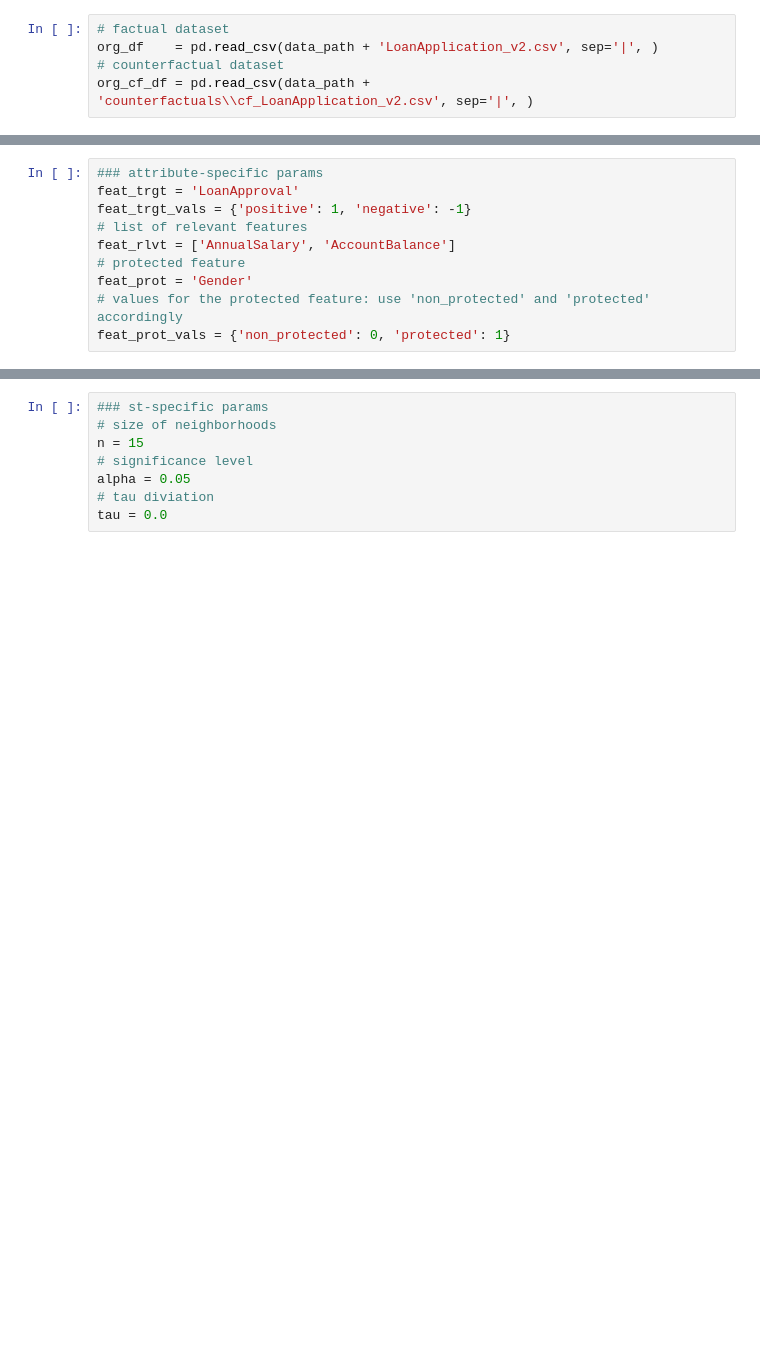
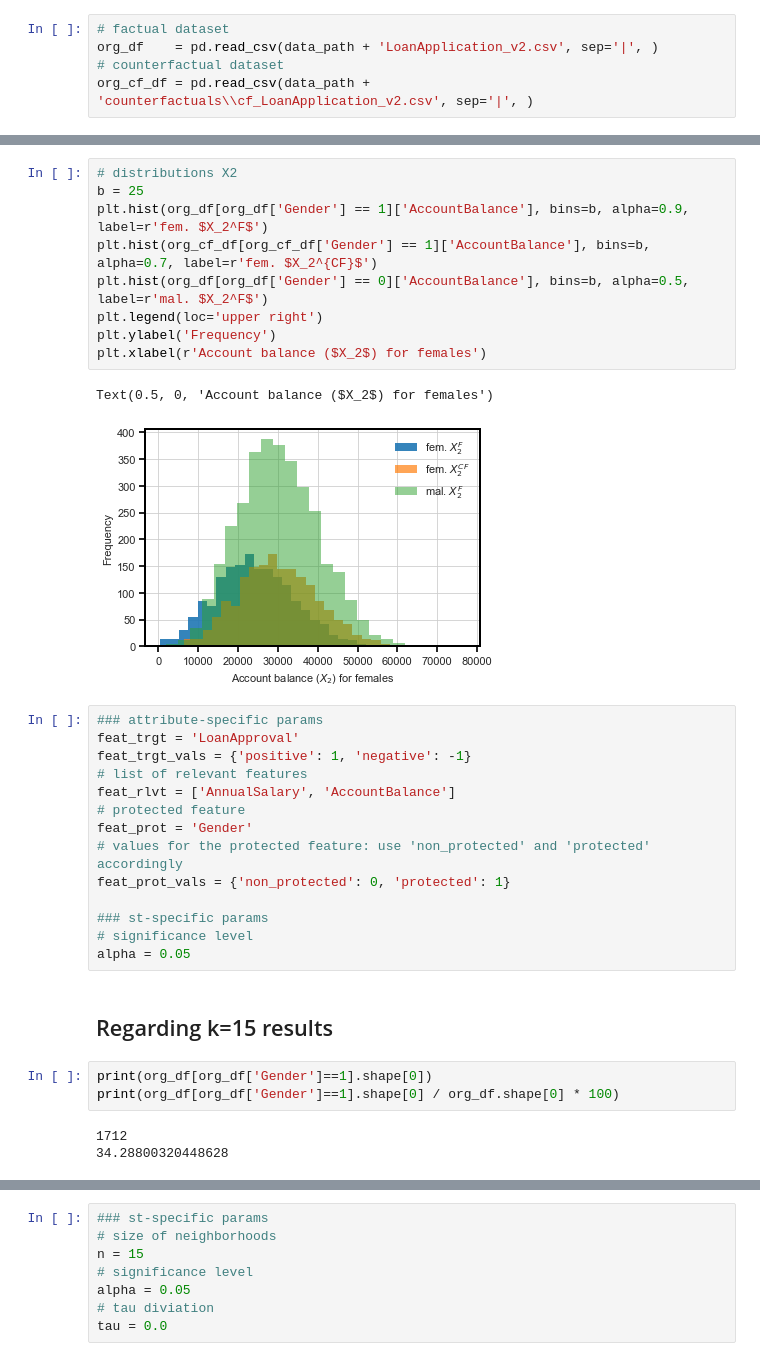
Before and after one commit to cc-jalvarez/counterfactual-situation-testing, a Jupyter notebook: src/analysis_loan_application_TheTwoCSTs.ipynb, the cells around one changed output, grey strips where cells are left out. Drawn from its saved outputs; the diff is of its cells as text; blank space fills up the shorter version.

```diff
--- a/src/analysis_loan_application_TheTwoCSTs.ipynb
+++ b/src/analysis_loan_application_TheTwoCSTs.ipynb
@@ -39,3 +69,15 @@ org_cf_df = pd.read_csv(data_path + 'counterfactuals\\cf_LoanApplication_v2.csv'
+# %%
+# distributions X2
+b = 25
+plt.hist(org_df[org_df['Gender'] == 1]['AccountBalance'], bins=b, alpha=0.9, label=r'fem. $X_2^F$')
+plt.hist(org_cf_df[org_cf_df['Gender'] == 1]['AccountBalance'], bins=b, alpha=0.7, label=r'fem. $X_2^{CF}$')
+plt.hist(org_df[org_df['Gender'] == 0]['AccountBalance'], bins=b, alpha=0.5, label=r'mal. $X_2^F$')
+plt.legend(loc='upper right')
+plt.ylabel('Frequency')
+plt.xlabel(r'Account balance ($X_2$) for females')
+# %% [output]
+Text(0.5, 0, 'Account balance ($X_2$) for females')
+[figure, added]
 # %%
 ### attribute-specific params
 feat_trgt = 'LoanApproval'
@@ -46,3 +88,15 @@ feat_rlvt = ['AnnualSalary', 'AccountBalance']
 feat_prot = 'Gender'
 # values for the protected feature: use 'non_protected' and 'protected' accordingly
 feat_prot_vals = {'non_protected': 0, 'protected': 1}
+
+### st-specific params
+# significance level
+alpha = 0.05
+# %% [markdown]
+## Regarding k=15 results
+# %%
+print(org_df[org_df['Gender']==1].shape[0])
+print(org_df[org_df['Gender']==1].shape[0] / org_df.shape[0] * 100)
+# %% [output]
+1712
+34.28800320448628
```
Also changed, not shown: parts of 6 cells of this notebook, 1 other file.
